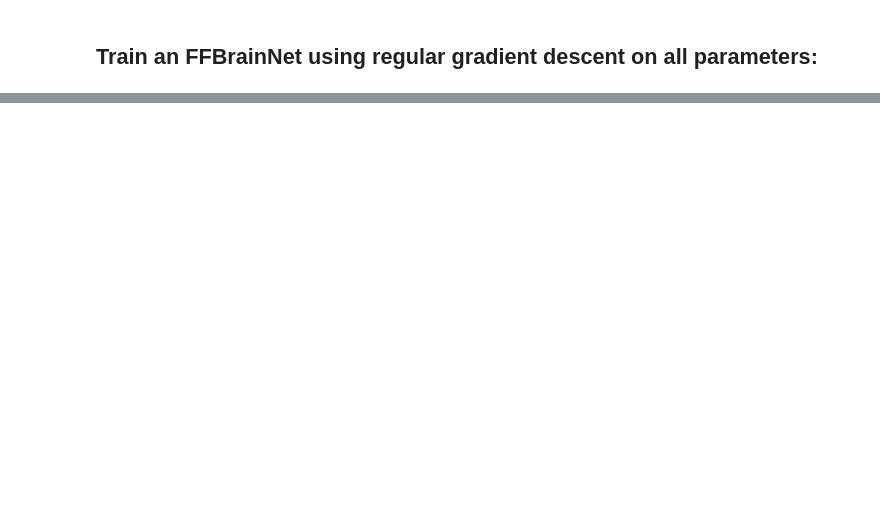
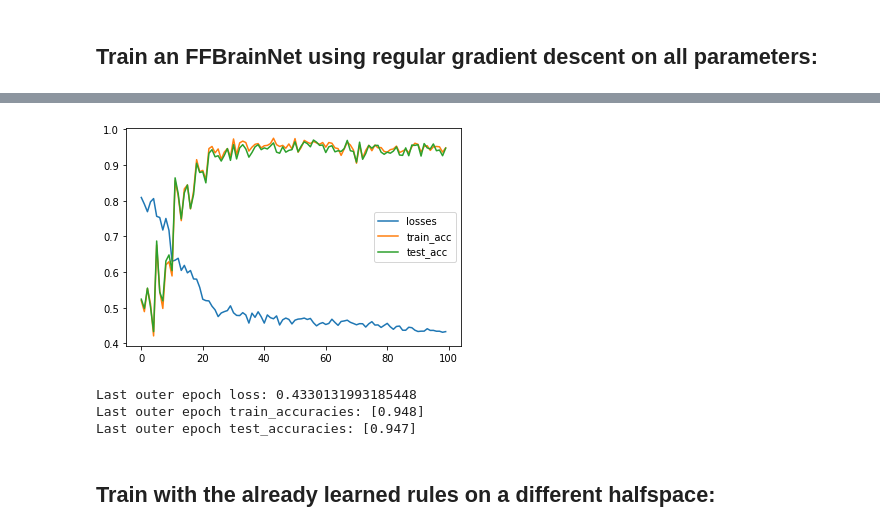
Before and after one commit to saykartik/assemblies, a Jupyter notebook: BrainNet/FFBrainNet Tests.ipynb, the cells around one changed output, grey strips where cells are left out. Cells and saved outputs as stored; diff of their text form; code cells hidden in the pictures; blank space fills up the shorter version.

Commit message:
Added plasticity-rule examples.

```diff
--- a/BrainNet/FFBrainNet Tests.ipynb
+++ b/BrainNet/FFBrainNet Tests.ipynb
@@ -43,0 +58,14 @@ Last outer epoch loss: 0.330314949615296
+# %%
+# Set options to meta-learn hidden layer plasticity rules, while using regular GD on input and output weights directly
+opts = Options(use_graph_rule=True,
+               gd_graph_rule=True,
+               gd_input=True,
+               gd_output=True)
+scheme = UpdateScheme()
+# %%
+# Instantiate an FFLocalNet with 2 hidden layers
+brain = ffln.FFLocalNet(n=4, m=2, l=2, w=100, p=0.5, cap=50, options=opts, update_scheme=scheme)
+
+# Print initial rule
+print('brain hidden_layer_rule:')
+print(brain.get_hidden_layer_rule())  # 2 x (cap+1) x 2, randomly initialized
@@ -43,0 +90,13 @@ Last outer epoch loss: 0.330314949615296
+# %%
+# Meta-Learn a single plasticity rule between the two hidden layers
+losses, train_accuracies, test_accuracies = train_local_rule(
+    X,                      # Training Examples
+    y,                      # Training Labels
+    brain,                  # The FFBrainNet
+    rule_epochs = 100,      # Number of times to run through the data
+    epochs = 1,             # Number of time to run through a single batch for a single training pass
+    batch = 100,            # Number of examples in a batch.
+    lr = 1e-2,              # Learning Rate
+    X_test = X_test,
+    y_test = y_test,
+    verbose = True)         # Evaluate network on test/train data each epoch
@@ -43,0 +143,17 @@ Last outer epoch loss: 0.330314949615296
+# %%
+# Plot learning curves
+plt.plot(losses, label='losses')
+plt.plot(np.reshape(train_accuracies, -1), label='train_acc')
+plt.plot(np.reshape(test_accuracies, -1), label='test_acc')
+plt.legend()
+plt.show()
+print('Last outer epoch loss:', losses[-1])
+print('Last outer epoch train_accuracies:', train_accuracies[-1])
+print('Last outer epoch test_accuracies:', test_accuracies[-1])
+# %% [output]
+[figure, added]
+Last outer epoch loss: 0.4330131993185448
+Last outer epoch train_accuracies: [0.948]
+Last outer epoch test_accuracies: [0.947]
+# %% [markdown]
+## Train with the already learned rules on a different halfspace:
```
Also changed, not shown: parts of 11 cells of this notebook.
